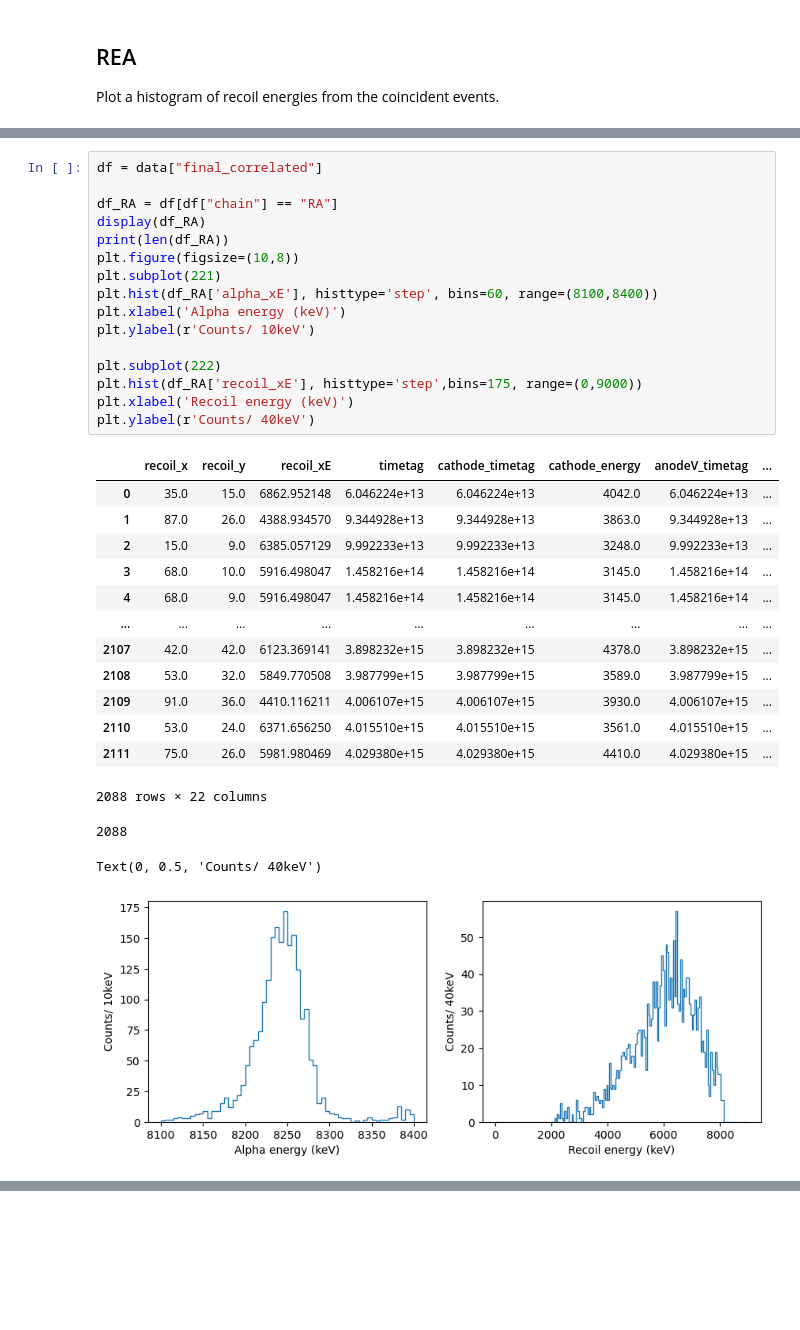
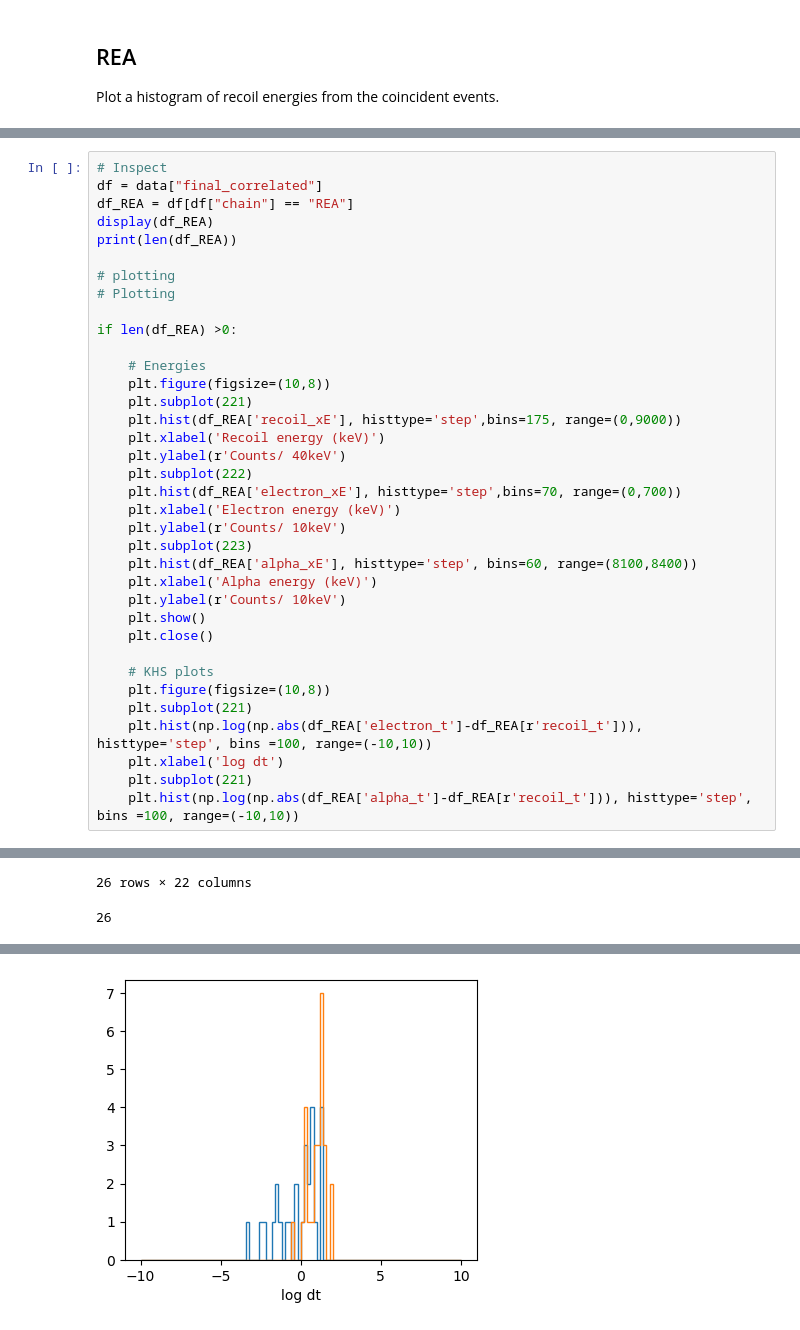
Before and after one commit to JChads4/ppac_code, a Jupyter notebook: analysis_notebook.ipynb, the cells around one changed output, grey strips where cells are left out. Saved outputs shown, nothing was run; the diff lists cells and outputs as text; blank space fills up the shorter version.

```diff
--- a/analysis_notebook.ipynb
+++ b/analysis_notebook.ipynb
@@ -107,33 +58,37 @@ if len(df_REA) >0:
-# %%
-df = data["final_correlated"]
-
-df_RA = df[df["chain"] == "RA"]
-display(df_RA)
-print(len(df_RA))
-plt.figure(figsize=(10,8))
-plt.subplot(221)
-plt.hist(df_RA['alpha_xE'], histtype='step', bins=60, range=(8100,8400))
-plt.xlabel('Alpha energy (keV)')
-plt.ylabel(r'Counts/ 10keV')
-
-plt.subplot(222)
-plt.hist(df_RA['recoil_xE'], histtype='step',bins=175, range=(0,9000))
-plt.xlabel('Recoil energy (keV)')
-plt.ylabel(r'Counts/ 40keV')
-# %% [output]
-|  | recoil_x | recoil_y | recoil_xE | timetag | cathode_timetag | cathode_energy | anodeV_timetag | ... |
-| 0 | 35.0 | 15.0 | 6862.952148 | 6.046224e+13 | 6.046224e+13 | 4042.0 | 6.046224e+13 | ... |
-| 1 | 87.0 | 26.0 | 4388.934570 | 9.344928e+13 | 9.344928e+13 | 3863.0 | 9.344928e+13 | ... |
-| 2 | 15.0 | 9.0 | 6385.057129 | 9.992233e+13 | 9.992233e+13 | 3248.0 | 9.992233e+13 | ... |
-| 3 | 68.0 | 10.0 | 5916.498047 | 1.458216e+14 | 1.458216e+14 | 3145.0 | 1.458216e+14 | ... |
-| 4 | 68.0 | 9.0 | 5916.498047 | 1.458216e+14 | 1.458216e+14 | 3145.0 | 1.458216e+14 | ... |
-| ... | ... | ... | ... | ... | ... | ... | ... | ... |
-| 2107 | 42.0 | 42.0 | 6123.369141 | 3.898232e+15 | 3.898232e+15 | 4378.0 | 3.898232e+15 | ... |
-| 2108 | 53.0 | 32.0 | 5849.770508 | 3.987799e+15 | 3.987799e+15 | 3589.0 | 3.987799e+15 | ... |
-| 2109 | 91.0 | 36.0 | 4410.116211 | 4.006107e+15 | 4.006107e+15 | 3930.0 | 4.006107e+15 | ... |
-| 2110 | 53.0 | 24.0 | 6371.656250 | 4.015510e+15 | 4.015510e+15 | 3561.0 | 4.015510e+15 | ... |
-| 2111 | 75.0 | 26.0 | 5981.980469 | 4.029380e+15 | 4.029380e+15 | 4410.0 | 4.029380e+15 | ... |
-2088 rows × 22 columns
-2088
-Text(0, 0.5, 'Counts/ 40keV')
-[figure, removed]
+# %%
+# Inspect
+df = data["final_correlated"]
+df_REA = df[df["chain"] == "REA"]
+display(df_REA)
+print(len(df_REA))
+
+# plotting
+# Plotting
+
+if len(df_REA) >0:
+
+    # Energies
+    plt.figure(figsize=(10,8))
+    plt.subplot(221)
+    plt.hist(df_REA['recoil_xE'], histtype='step',bins=175, range=(0,9000))
+    plt.xlabel('Recoil energy (keV)')
+    plt.ylabel(r'Counts/ 40keV')
+    plt.subplot(222)
+    plt.hist(df_REA['electron_xE'], histtype='step',bins=70, range=(0,700))
+    plt.xlabel('Electron energy (keV)')
+    plt.ylabel(r'Counts/ 10keV')
+    plt.subplot(223)
+    plt.hist(df_REA['alpha_xE'], histtype='step', bins=60, range=(8100,8400))
+    plt.xlabel('Alpha energy (keV)')
+    plt.ylabel(r'Counts/ 10keV')
+    plt.show()
+    plt.close()
+
+    # KHS plots
+    plt.figure(figsize=(10,8))
+    plt.subplot(221)
+    plt.hist(np.log(np.abs(df_REA['electron_t']-df_REA[r'recoil_t'])), histtype='step', bins =100, range=(-10,10))
+    plt.xlabel('log dt')
+    plt.subplot(221)
+    plt.hist(np.log(np.abs(df_REA['alpha_t']-df_REA[r'recoil_t'])), histtype='step', bins =100, range=(-10,10))
+# %% [output]
@@ -139,0 +112,2 @@ Text(0, 0.5, 'Counts/ 40keV')
+26 rows × 22 columns
+26
@@ -139,0 +115 @@ Text(0, 0.5, 'Counts/ 40keV')
+[figure, added]
```
Also changed, not shown: parts of 7 cells of this notebook, 1 other file.
